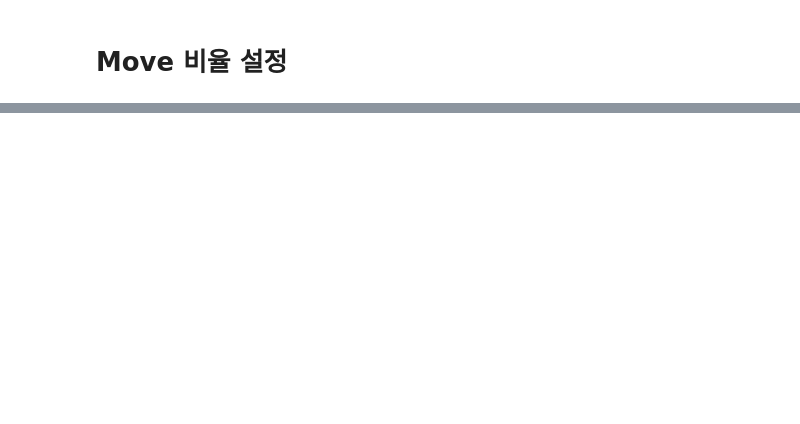
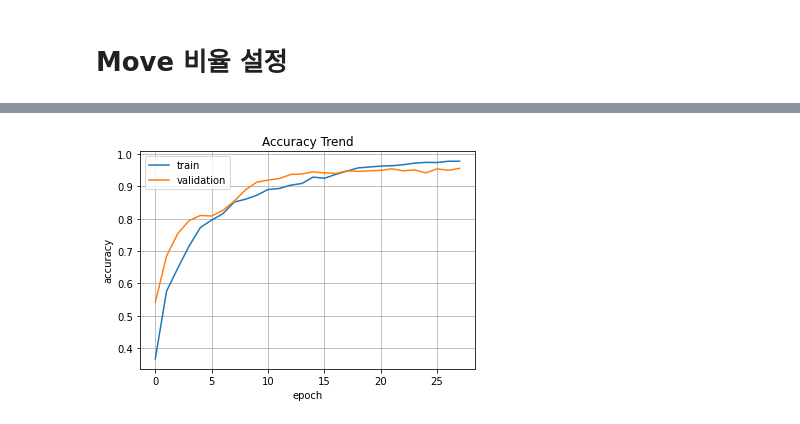
Before and after one commit to Tom-Jung/ML_Colab, a Jupyter notebook: TF_2_x_LEC_31_Brain_Tumor_Example.ipynb, the cells around one changed output, grey strips where cells are left out. Saved outputs shown, nothing was run; the diff lists cells and outputs as text; code cells hidden in the pictures; blank space fills up the shorter version.

```diff
--- a/TF_2_x_LEC_31_Brain_Tumor_Example.ipynb
+++ b/TF_2_x_LEC_31_Brain_Tumor_Example.ipynb
@@ -170,0 +225,9 @@ for label_name in label_name_list:
+# %%
+IMG_WIDTH = 224
+IMG_HEIGHT = 224
+
+train_generator = train_datagen.flow_from_directory(TRAIN_DATA_ROOT_DIR, batch_size=32,
+                                                         color_mode='rgb', class_mode='sparse', target_size=(IMG_WIDTH, IMG_HEIGHT))
+
+test_generator = test_datagen.flow_from_directory(TEST_DATA_ROOT_DIR, batch_size=32,
+                                                         color_mode='rgb', class_mode='sparse', target_size=(IMG_WIDTH, IMG_HEIGHT))
@@ -170,0 +278,15 @@ for label_name in label_name_list:
+# %%
+class_nums = train_generator.num_classes # 정답개수
+
+pre_trained_model = MobileNet(weights = 'imagenet', include_top=False, input_shape=(IMG_WIDTH, IMG_HEIGHT, 3))
+
+model = Sequential()
+model.add(pre_trained_model)
+model.add(GlobalAveragePooling2D())
+model.add(Dense(512, activation='relu'))
+model.add(Dropout(0.5))
+model.add(Dense(128, activation='relu'))
+model.add(Dropout(0.5))
+model.add(Dense(class_nums, activation='softmax'))
+
+model.summary()
@@ -170,0 +311,8 @@ for label_name in label_name_list:
+# %%
+model.compile(loss='sparse_categorical_crossentropy', optimizer=tf.keras.optimizers.Adam(2e-5), metrics=['acc'])
+# %%
+from tensorflow.keras.callbacks import EarlyStopping
+
+earlystopping=EarlyStopping(monitor='val_loss', patience=5, verbose=1)
+
+hist=model.fit(train_generator, epochs=50, validation_data=test_generator, callbacks=[earlystopping])
@@ -170,0 +337,13 @@ for label_name in label_name_list:
+# %%
+import matplotlib.pyplot as plt
+
+plt.plot(hist.history['acc'], label='train')
+plt.plot(hist.history['val_acc'], label='validation')
+plt.title('Accuracy Trend')
+plt.ylabel('accuracy')
+plt.xlabel('epoch')
+plt.legend(loc='best')
+plt.grid()
+plt.show()
+# %% [output]
+[figure, added]
```
Also changed, not shown: parts of 20 cells of this notebook.
